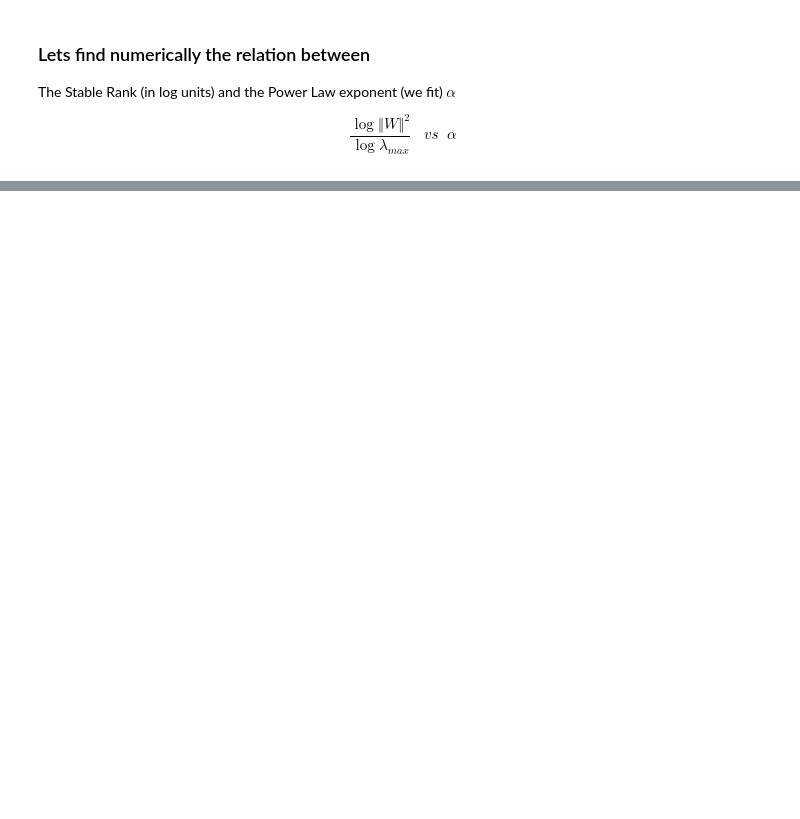
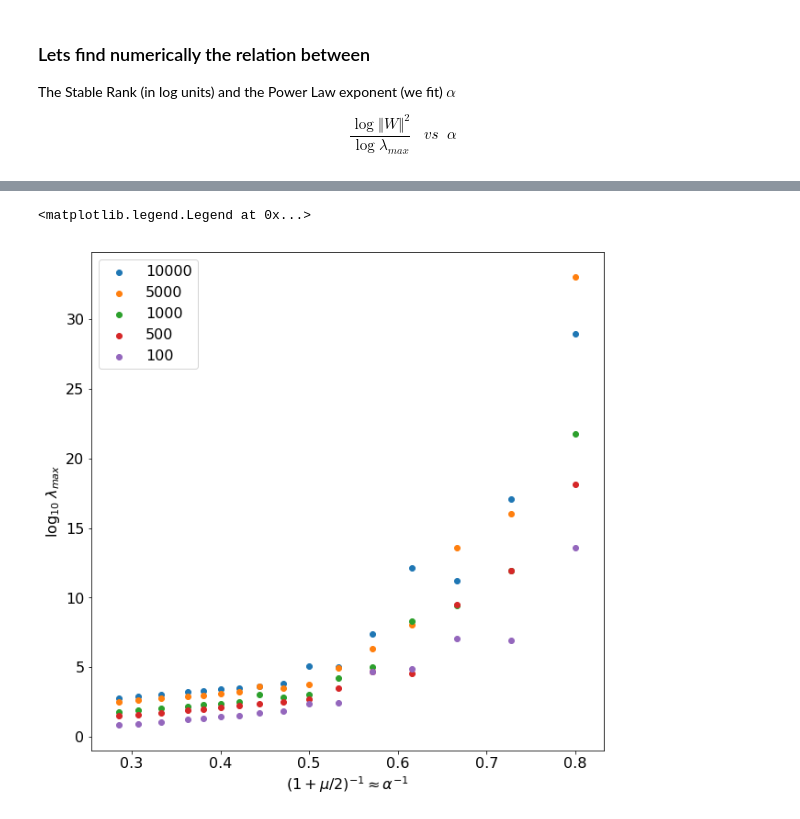
Before and after one commit to CalculatedContent/PredictingTestAccuracies, a Jupyter notebook: PowerLawExample-Alpha-LogNorm-Relations.ipynb, the cells around one changed output, grey strips where cells are left out. Saved outputs shown, nothing was run; the diff lists cells and outputs as text; code cells hidden in the pictures; blank space fills up the shorter version.

```diff
--- a/PowerLawExample-Alpha-LogNorm-Relations.ipynb
+++ b/PowerLawExample-Alpha-LogNorm-Relations.ipynb
@@ -209,0 +253,19 @@ np.log10(np.sum(evals)*N), 2*np.log10(np.linalg.norm(W))
+# %%
+plt.rcParams['figure.figsize'] = [10,10]
+
+mus = np.array([0.5, 0.75, 1.0, 1.25, 1.5, 1.75, 2.0, 2.25, 2.5, 2.75, 3.0, 3.25, 3.5, 4, 4.5, 5])
+
+aas = 1+(mus/2)
+plt.scatter(1/aas,np.log10(l_maxs[10000]), label="10000")
+plt.scatter(1/aas,np.log10(l_maxs[5000]), label="5000")
+plt.scatter(1/aas,np.log10(l_maxs[1000]), label="1000")
+plt.scatter(1/aas,np.log10(l_maxs[500]), label="500")
+plt.scatter(1/aas,np.log10(l_maxs[100]), label="100")
+
+
+plt.xlabel(r"$(1+\mu/2)^{-1}\approx\alpha^{-1}$")
+plt.ylabel(r"$\log_{10}\;\lambda_{max}$")
+plt.legend()
+# %% [output]
+<matplotlib.legend.Legend at 0x...>
+[figure, added]
```
Also changed, not shown: parts of 12 cells of this notebook, 1 other file.
